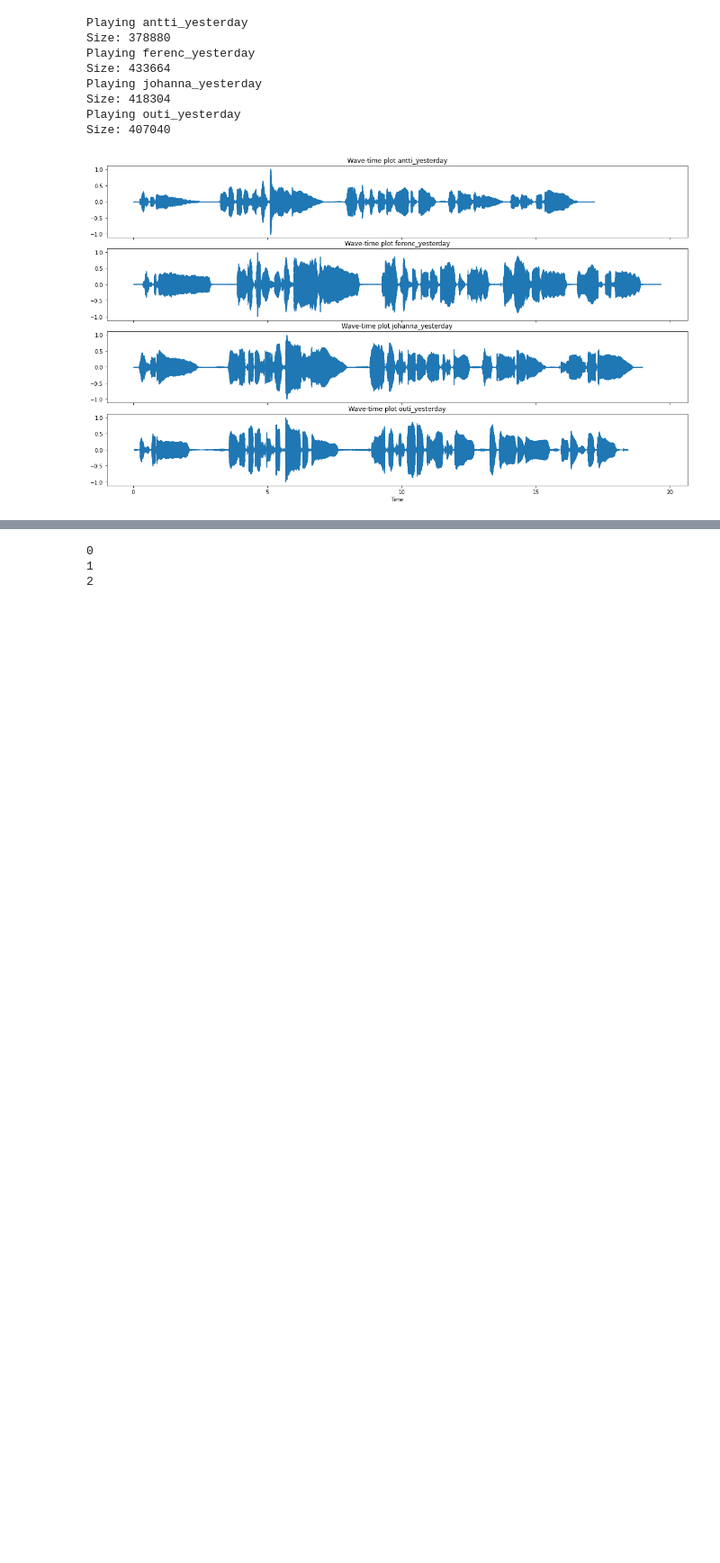
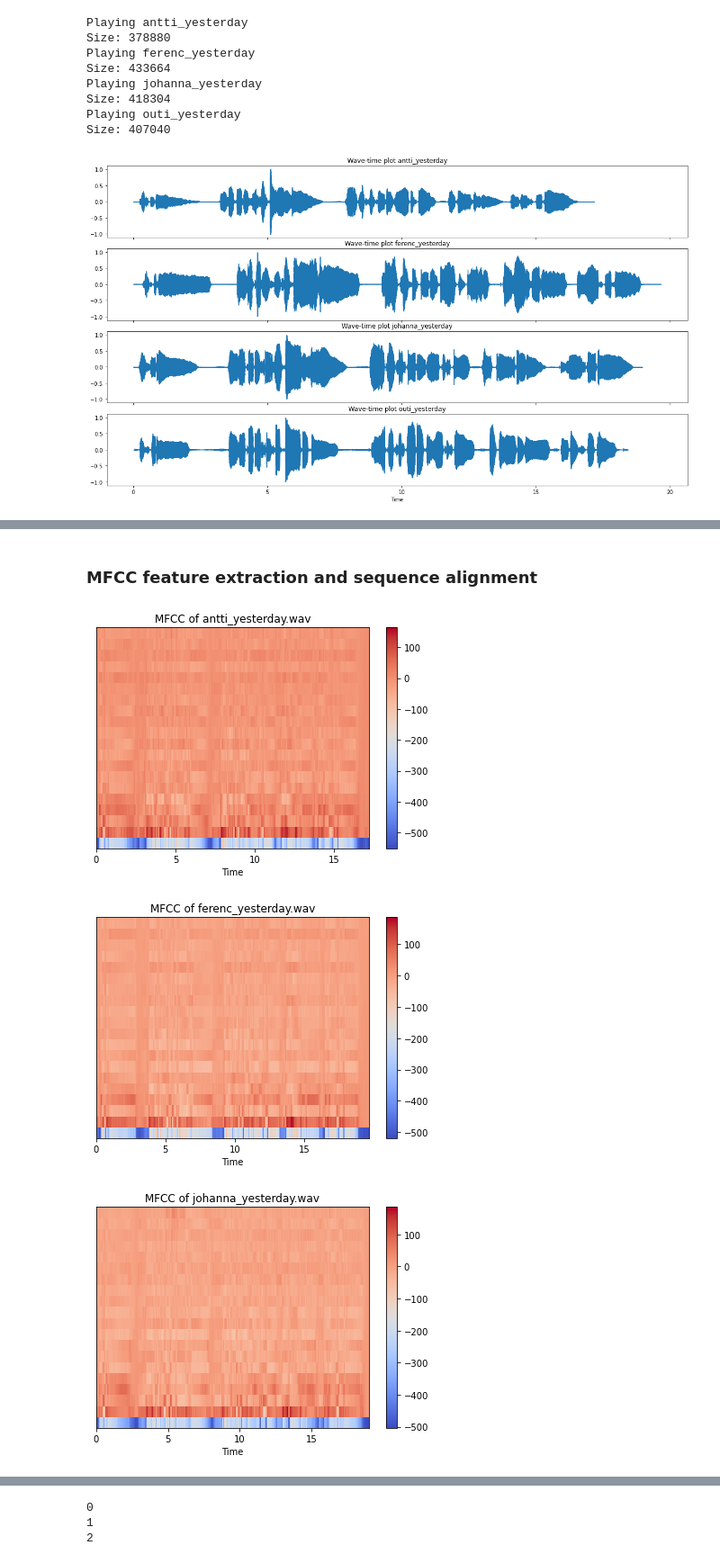
Before and after one commit to chumvan/music_synchronization, a Jupyter notebook: src/project.ipynb, the cells around one changed output, grey strips where cells are left out. Shown at 90% size. Drawn from its saved outputs; the diff is of its cells as text; code cells hidden in the pictures; blank space fills up the shorter version.

Commit message:
add mfcc

```diff
--- a/src/project.ipynb
+++ b/src/project.ipynb
@@ -157,3 +136,19 @@ plot_chroma_aligned(D,wp_s, cost,files)
 #
 # D,wp, wp_s, cost = perform_alignment(chroma_stft,metric='cosine')
 # plot_chroma_aligned(D,wp_s, cost,files)
+# %% [markdown]
+### MFCC feature extraction and sequence alignment ###
+# %%
+mfcc_feature = []
+for i,a in enumerate(audio):
+    mfcc = librosa.feature.mfcc(a,fs)
+    mfcc_feature.append(mfcc)
+    fig, ax = plt.subplots()
+    fig.tight_layout()
+    img = librosa.display.specshow(mfcc, x_axis='time', ax=ax)
+    fig.colorbar(img, ax=ax)
+    ax.set(title='MFCC of ' + files[i])
+# %% [output]
+[figure, added]
+[figure, added]
+[figure, added]
```
Also changed, not shown: parts of 10 cells of this notebook.
